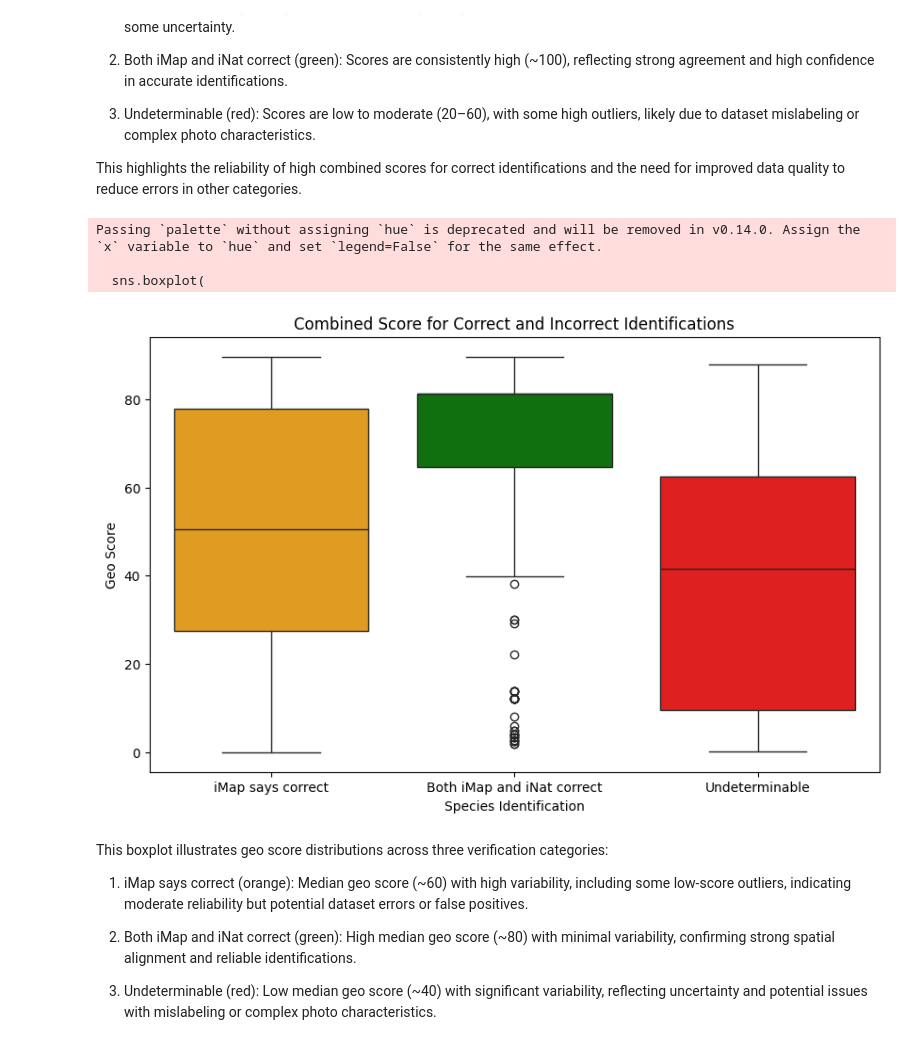
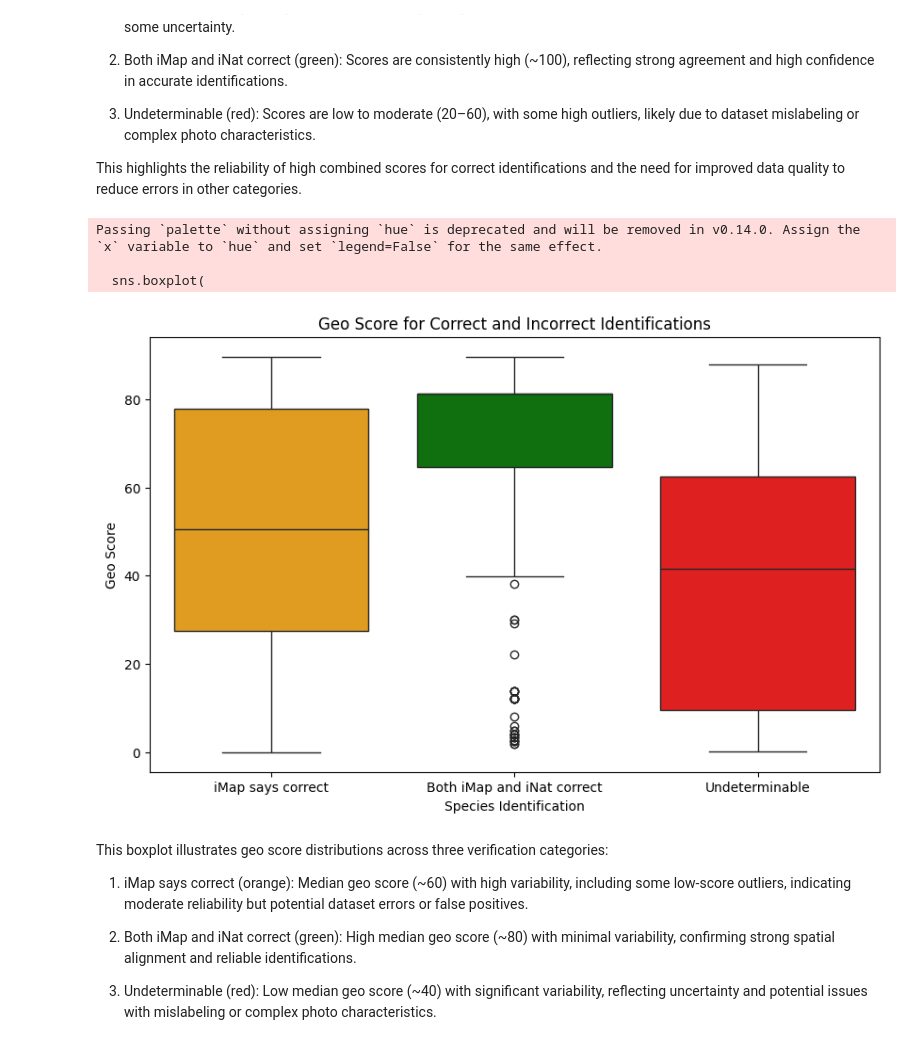
Before and after one commit to tmollick95/iMapInvasives, a Jupyter notebook: Code/Figures and figure code.ipynb, the cells around one changed output. Drawn from its saved outputs; the diff is of its cells as text; code cells hidden in the pictures.

```diff
--- a/Code/Figures and figure code.ipynb
+++ b/Code/Figures and figure code.ipynb
@@ -193,26 +199,29 @@ This highlights the reliability of high combined scores for correct identificati
 # %%
 plt.figure(figsize=(10, 6))
 sns.boxplot(
     data=df,
     x='Verification',
     y='geo_score',
     palette={
         'iMap says correct': 'orange',
         'Both iMap and iNat correct': 'green',
         'Undeterminable': 'red'
     },
     order=['iMap says correct', 'Both iMap and iNat correct', 'Undeterminable'],
     dodge=False  # Ensures the boxes for each category do not overlap
 )
-plt.title('Combined Score for Correct and Incorrect Identifications')
+plt.title('Geo Score for Correct and Incorrect Identifications')
 plt.xlabel("Species Identification")
 plt.ylabel('Geo Score')
+
+# Save the figure in 300 dpi
+plt.savefig('Geo Score for Correct and Incorrect Identifications.png', dpi=300)
 plt.show()
 # %% [output]
 Passing `palette` without assigning `hue` is deprecated and will be removed in v0.14.0. Assign the `x` variable to `hue` and set `legend=False` for the same effect.
 
   sns.boxplot(
-[figure, old version]
+[figure, new version]
 # %% [markdown]
 This boxplot illustrates geo score distributions across three verification categories:
 
```
Also changed, not shown: parts of 2 cells of this notebook.
